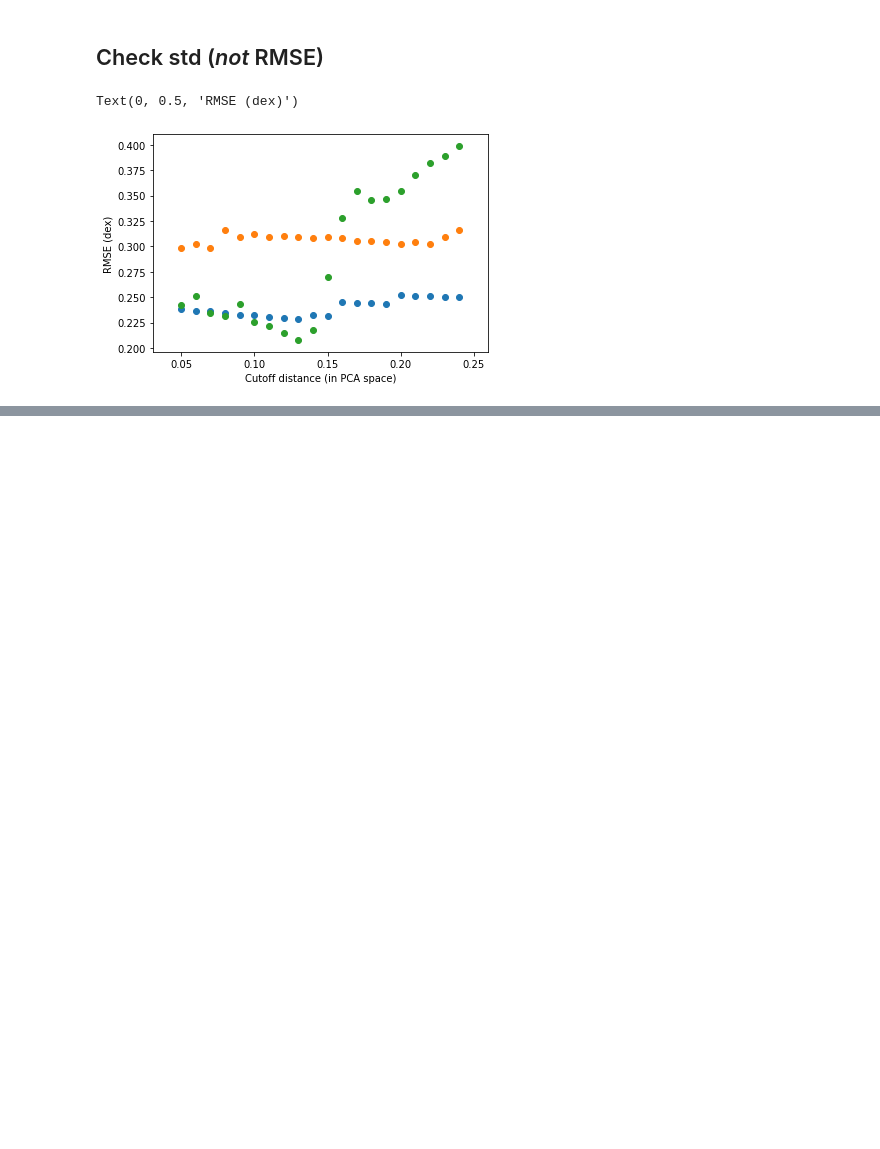
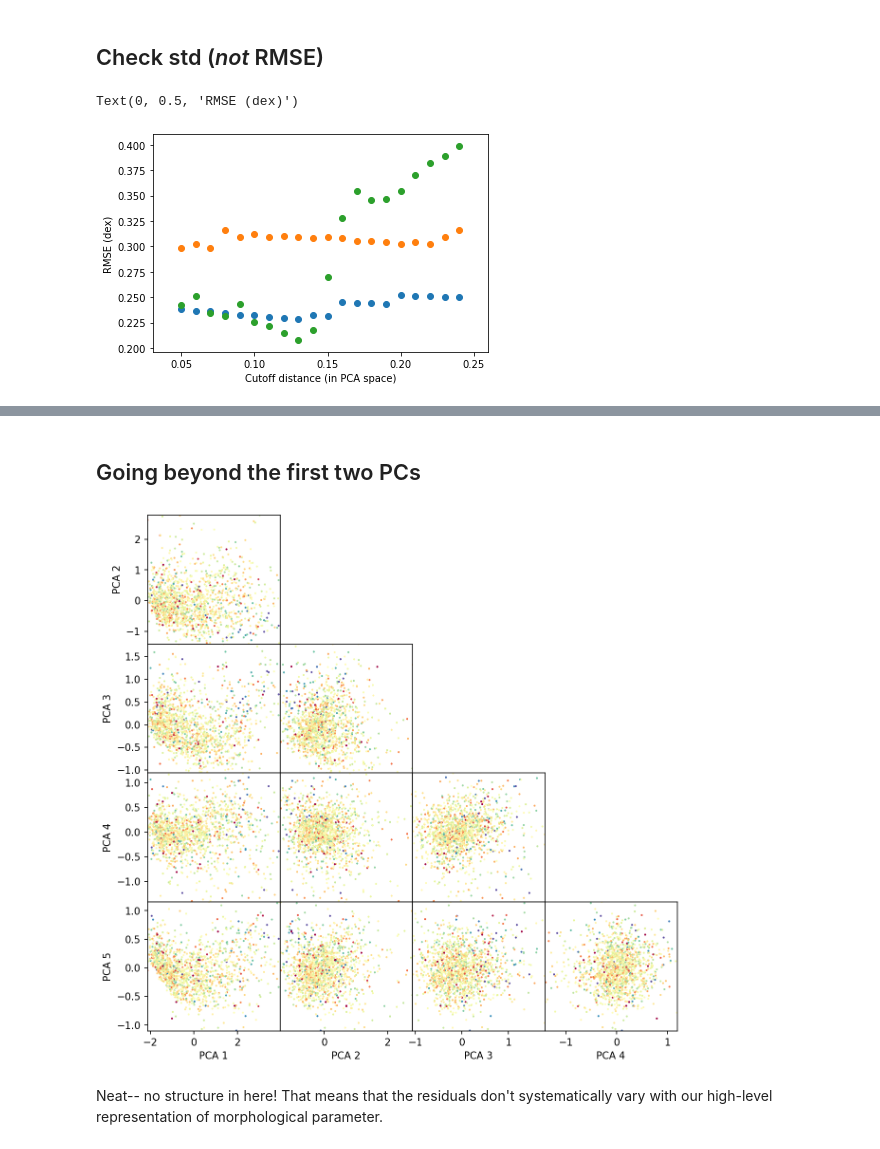
Before and after one commit to jwuphysics/HI-convnets, a Jupyter notebook: notebook/updates/41. Assigning confidences.ipynb, the cells around one changed output, grey strips where cells are left out. Drawn from its saved outputs; the diff is of its cells as text; code cells hidden in the pictures; blank space fills up the shorter version.

```diff
--- a/notebook/updates/41. Assigning confidences.ipynb
+++ b/notebook/updates/41. Assigning confidences.ipynb
@@ -530,0 +582,49 @@ Text(0, 0.5, 'RMSE (dex)')
+# %% [markdown]
+## Going beyond the first two PCs
+# %%
+d_logfgas = results[:, 0]-results[:, 1]
+# %%
+fig = plt.figure(figsize=(12, 12), dpi=150)
+fig.subplots_adjust(hspace=0, wspace=0)
+for i in range(5):
+    for j in range(5):
+        if i < j:
+            plt.subplot(5,5,i+j*5+1)
+            if i == 0 and j != 0:
+                plt.ylabel(f'PCA {j+1}')
+            if j == 4:
+                plt.xlabel(f'PCA {i+1}')
+            if i != 0:
+                plt.yticks([])
+            if j != 4:
+                plt.xticks([])
+
+
+            xlim = np.quantile(valid_acts_PCA[:,i], [0.01, 0.99])
+            ylim = np.quantile(valid_acts_PCA[:,j], [0.01, 0.99])
+
+
+
+#             plt.scatter(train_acts_PCA[:,i], train_acts_PCA[:,j], s=1, marker='.', c='k', alpha=0.3)
+            plt.scatter(valid_acts_PCA[:, i], valid_acts_PCA[:, j], c=d_logfgas, vmin=-0.6, vmax=0.6, s=1, cmap='Spectral_r')
+
+#             res = binned_statistic_2d(
+#                 valid_acts_PCA[:, i], valid_acts_PCA[:, j], d_logfgas,
+#                 statistic='median', bins=16, range=[[*xlim], [*ylim]]
+#             )
+#
+#             plt.imshow(
+#                 res.statistic, vmin=-0.4, vmax=0.4, origin='lower', cmap='RdYlBu',
+#                 extent=[res.x_edge[0], res.x_edge[-1], res.y_edge[0], res.y_edge[-1]],
+#                 aspect=(xlim[1]-xlim[0])/(ylim[1]-ylim[0]), alpha=0.8
+#             )
+
+            plt.xlim(*xlim)
+            plt.ylim(*ylim)
+
+plt.subplots_adjust(wspace=0, hspace=0)
+plt.show()
+# %% [output]
+[figure, added]
+# %% [markdown]
+Neat-- no structure in here! That means that the residuals don't systematically vary with our high-level representation of morphological parameter.
```
Also changed, not shown: parts of 29 cells of this notebook, 1 other file.
